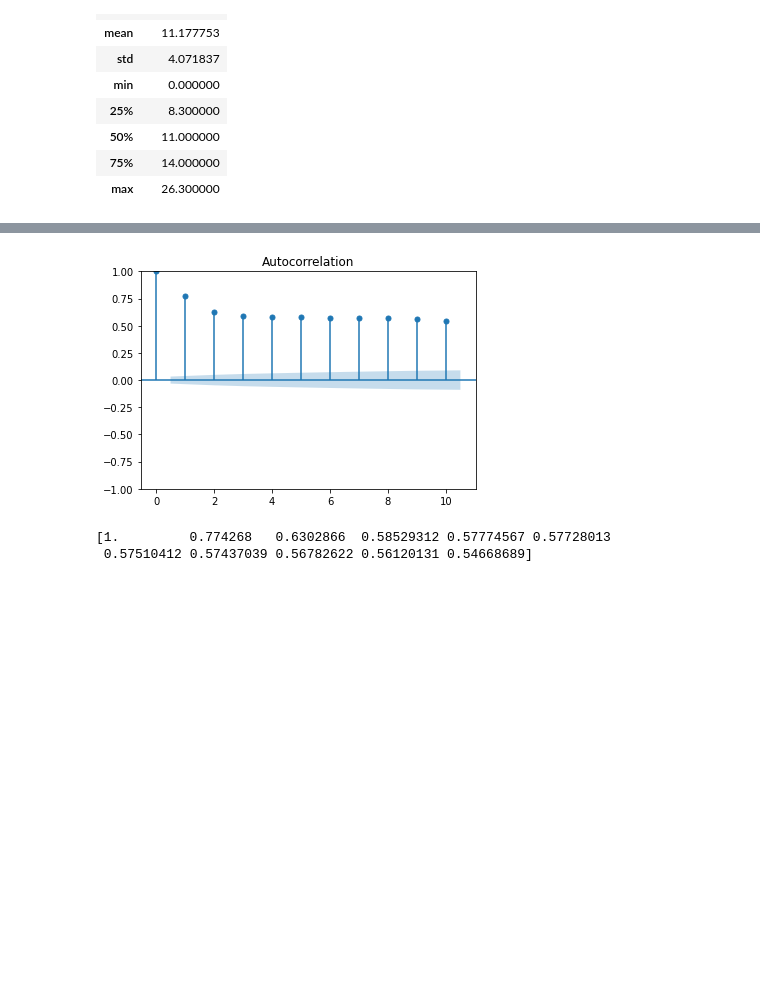
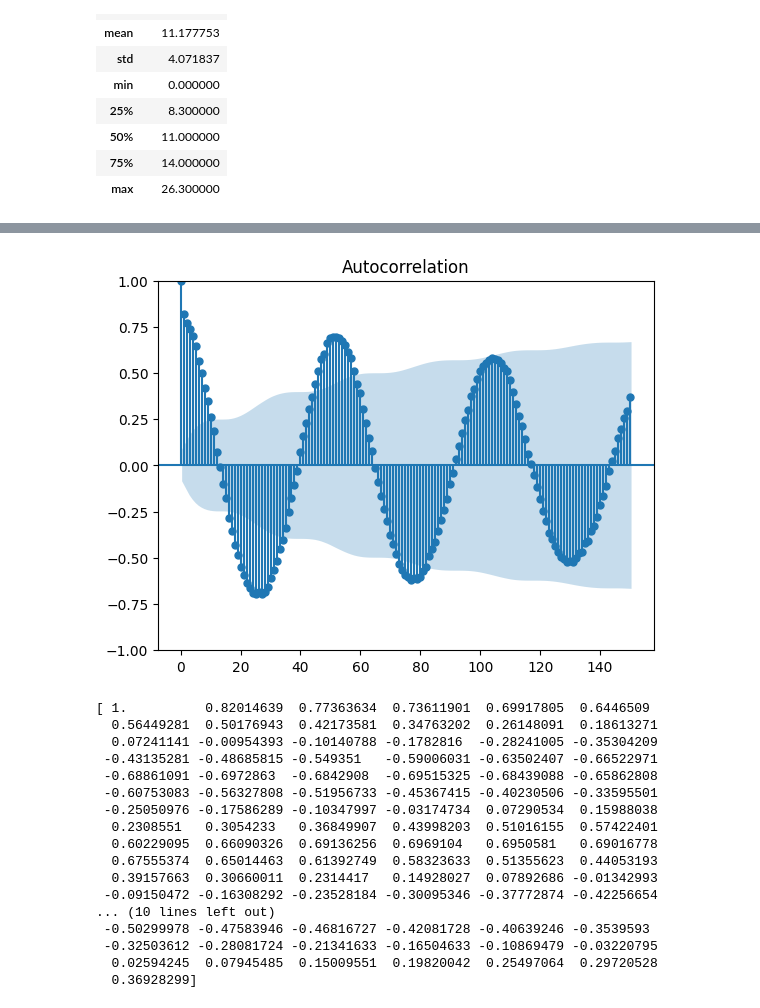
Before and after one commit to fermonzongh/CEIA, a Jupyter notebook: Series de Tiempo/Notebooks/AnalisisSerieDeTiempo.ipynb, the cells around one changed output, grey strips where cells are left out. Drawn from its saved outputs; the diff is of its cells as text; code cells hidden in the pictures; blank space fills up the shorter version.

```diff
--- a/Series de Tiempo/Notebooks/AnalisisSerieDeTiempo.ipynb
+++ b/Series de Tiempo/Notebooks/AnalisisSerieDeTiempo.ipynb
@@ -56,0 +61,12 @@ plt.show()
+# %%
+df = df.drop("media_movil_15d", axis=1)
+# %%
+# Convert the date column to a datetime object and set it as the index
+df['Date'] = pd.to_datetime(df['Date'])
+df.set_index('Date', inplace=True)
+
+# Resample the daily data into weekly intervals and calculate the mean temperature
+weekly_temps = df.resample('7D').mean()
+
+# Print the resulting weekly temperature data
+print(weekly_temps.head())
@@ -56,0 +89,7 @@ plt.show()
+# %%
+dif = [0] * len(weekly_temps['Temperature'])
+
+for i in range(len(weekly_temps['Temperature'])-1):
+  dif[i+1] = weekly_temps['Temperature'][i+1] - weekly_temps['Temperature'][i]
+# %%
+weekly_temps['Dif_temp']=dif
@@ -74,11 +160,26 @@ ax1.hist(df["Temperature"],bins=30)
 from statsmodels.graphics.tsaplots import plot_acf
 from statsmodels.tsa.stattools import acf
 # %%
-plot_acf(df['Temperature'], lags=10)
+plot_acf(weekly_temps['Temperature'], lags=150)
 plt.show()
-acf_vals = acf(df['Temperature'], nlags=10)
+acf_vals = acf(weekly_temps['Temperature'], nlags=150)
 print(acf_vals)
 # %% [output]
-[figure, old version]
+[figure, new version]
-[1.         0.774268   0.6302866  0.58529312 0.57774567 0.57728013
- 0.57510412 0.57437039 0.56782622 0.56120131 0.54668689]
+[ 1.          0.82014639  0.77363634  0.73611901  0.69917805  0.6446509
+  0.56449281  0.50176943  0.42173581  0.34763202  0.26148091  0.18613271
+  0.07241141 -0.00954393 -0.10140788 -0.1782816  -0.28241005 -0.35304209
+ -0.43135281 -0.48685815 -0.549351   -0.59006031 -0.63502407 -0.66522971
+ -0.68861091 -0.6972863  -0.6842908  -0.69515325 -0.68439088 -0.65862808
+ -0.60753083 -0.56327808 -0.51956733 -0.45367415 -0.40230506 -0.33595501
+ -0.25050976 -0.17586289 -0.10347997 -0.03174734  0.07290534  0.15988038
+  0.2308551   0.3054233   0.36849907  0.43998203  0.51016155  0.57422401
+  0.60229095  0.66090326  0.69136256  0.6969104   0.6950581   0.69016778
+  0.67555374  0.65014463  0.61392749  0.58323633  0.51355623  0.44053193
+  0.39157663  0.30660011  0.2314417   0.14928027  0.07892686 -0.01342993
+ -0.09150472 -0.16308292 -0.23528184 -0.30095346 -0.37772874 -0.42256654
+... (10 lines left out)
+ -0.50299978 -0.47583946 -0.46816727 -0.42081728 -0.40639246 -0.3539593
+ -0.32503612 -0.28081724 -0.21341633 -0.16504633 -0.10869479 -0.03220795
+  0.02594245  0.07945485  0.15009551  0.19820042  0.25497064  0.29720528
+  0.36928299]
```
Also changed, not shown: parts of 49 cells of this notebook.
